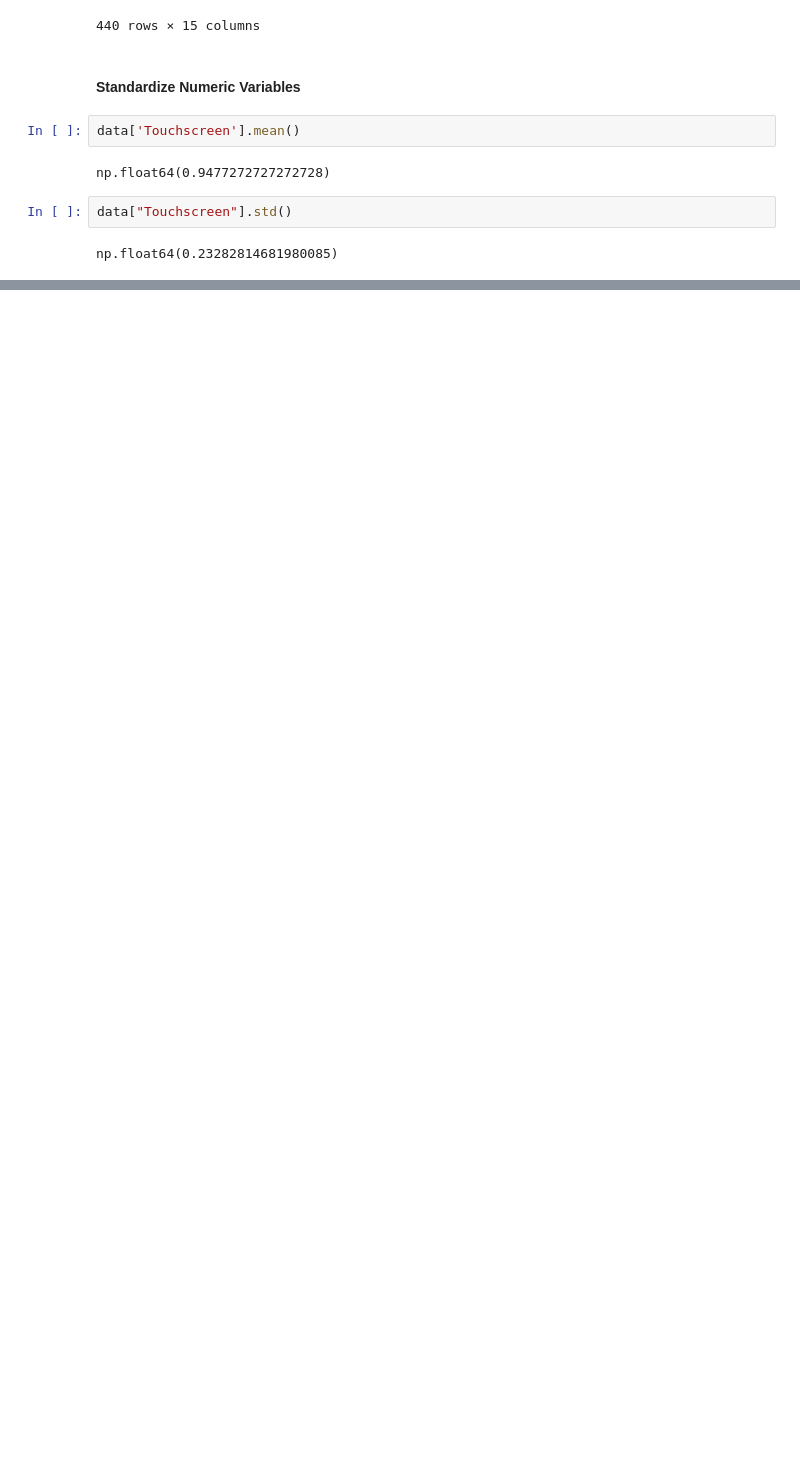
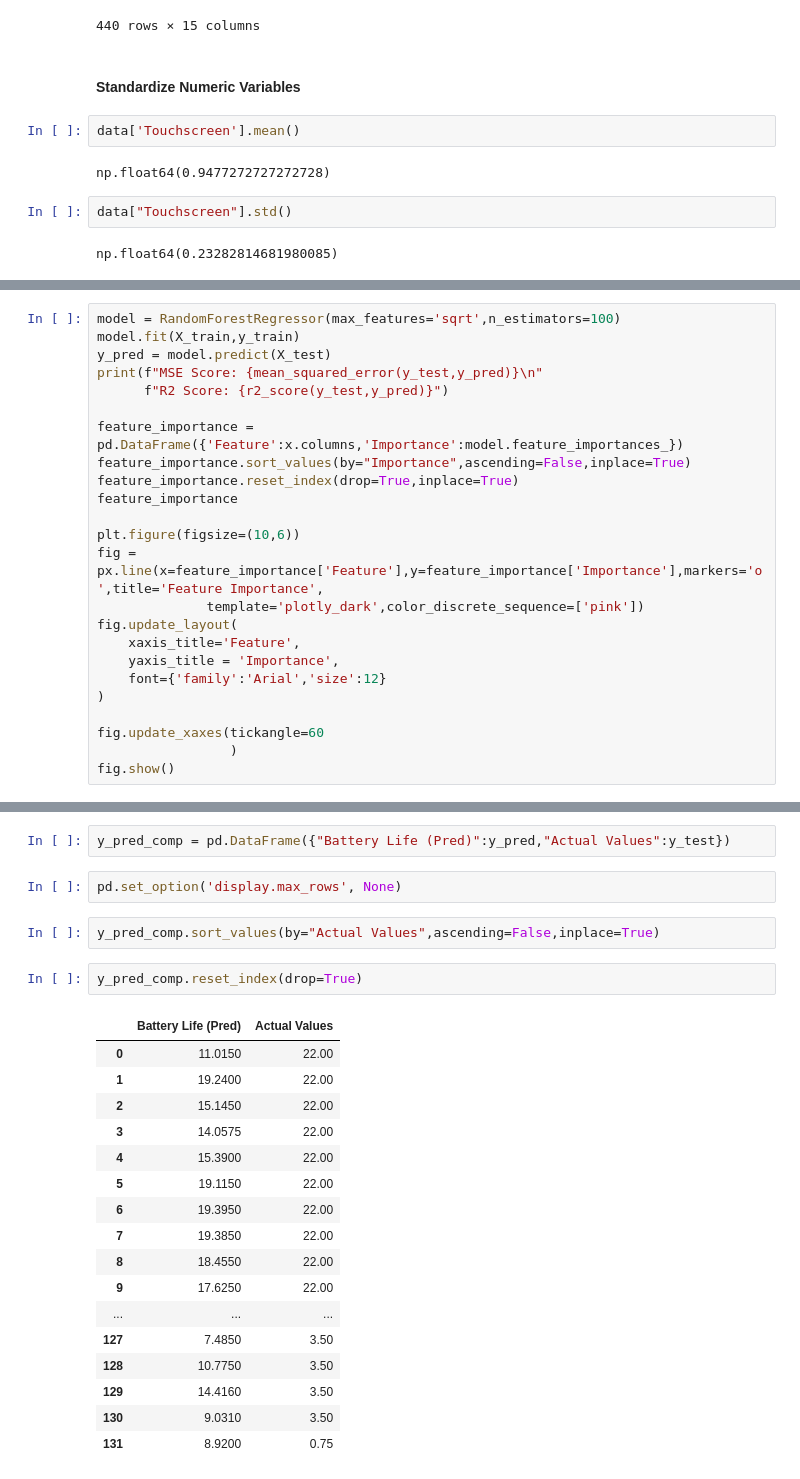
Before and after one commit to bhaveshsolanki159-codex/ML-mini-practice-Projects, a Jupyter notebook: Watch Price Predictions/main.ipynb, the cells around one changed output, grey strips where cells are left out. Saved outputs shown, nothing was run; the diff lists cells and outputs as text; blank space fills up the shorter version.

Commit message:
Model Training complete

```diff
--- a/Watch Price Predictions/main.ipynb
+++ b/Watch Price Predictions/main.ipynb
@@ -704,0 +760,24 @@ df_feat.head()
+# %%
+model = RandomForestRegressor(max_features='sqrt',n_estimators=100)
+model.fit(X_train,y_train)
+y_pred = model.predict(X_test)
+print(f"MSE Score: {mean_squared_error(y_test,y_pred)}\n"
+      f"R2 Score: {r2_score(y_test,y_pred)}")
+
+feature_importance = pd.DataFrame({'Feature':x.columns,'Importance':model.feature_importances_})
+feature_importance.sort_values(by="Importance",ascending=False,inplace=True)
+feature_importance.reset_index(drop=True,inplace=True)
+feature_importance
+
+plt.figure(figsize=(10,6))
+fig = px.line(x=feature_importance['Feature'],y=feature_importance['Importance'],markers='o',title='Feature Importance',
+              template='plotly_dark',color_discrete_sequence=['pink'])
+fig.update_layout(
+    xaxis_title='Feature',
+    yaxis_title = 'Importance',
+    font={'family':'Arial','size':12}
+)
+
+fig.update_xaxes(tickangle=60
+                 )
+fig.show()
@@ -704,0 +796,26 @@ df_feat.head()
+# %%
+y_pred_comp = pd.DataFrame({"Battery Life (Pred)":y_pred,"Actual Values":y_test})
+# %%
+pd.set_option('display.max_rows', None)
+# %%
+y_pred_comp.sort_values(by="Actual Values",ascending=False,inplace=True)
+# %%
+y_pred_comp.reset_index(drop=True)
+# %% [output]
+|  | Battery Life (Pred) | Actual Values |
+| 0 | 11.0150 | 22.00 |
+| 1 | 19.2400 | 22.00 |
+| 2 | 15.1450 | 22.00 |
+| 3 | 14.0575 | 22.00 |
+| 4 | 15.3900 | 22.00 |
+| 5 | 19.1150 | 22.00 |
+| 6 | 19.3950 | 22.00 |
+| 7 | 19.3850 | 22.00 |
+| 8 | 18.4550 | 22.00 |
+| 9 | 17.6250 | 22.00 |
+| ... | ... | ... |
+| 127 | 7.4850 | 3.50 |
+| 128 | 10.7750 | 3.50 |
+| 129 | 14.4160 | 3.50 |
+| 130 | 9.0310 | 3.50 |
+| 131 | 8.9200 | 0.75 |
```
Also changed, not shown: parts of 7 cells of this notebook.
